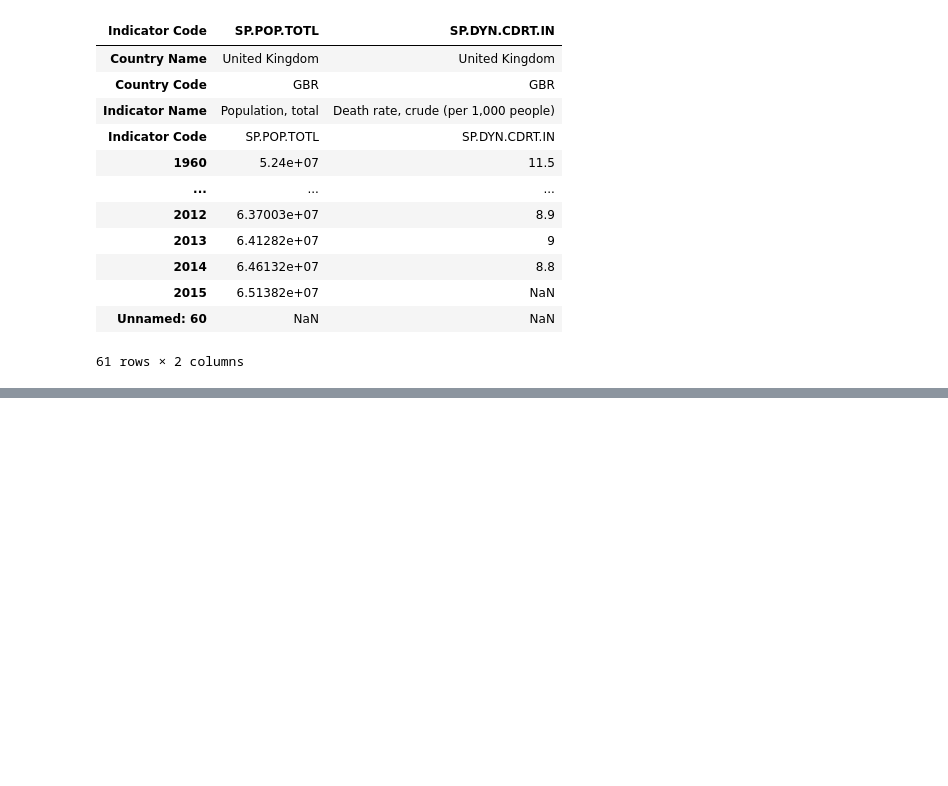
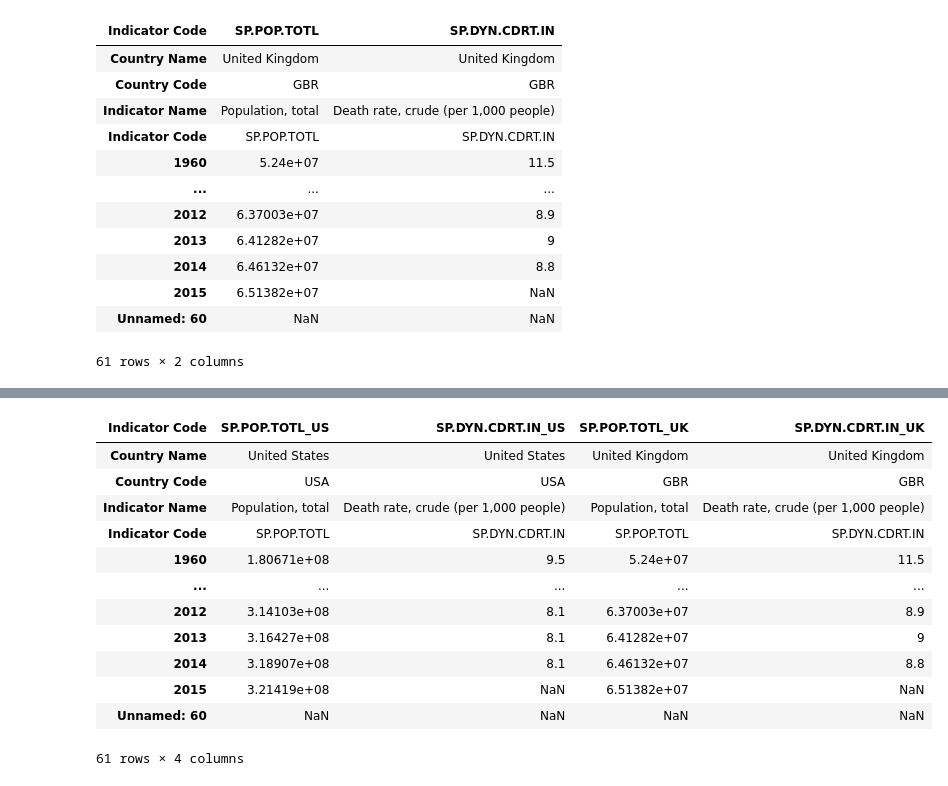
Before and after one commit to Noah-Prowell/case_study_one, a Jupyter notebook: src/DustinNotebook.ipynb, the cells around one changed output, grey strips where cells are left out. Cells and saved outputs as stored; diff of their text form; code cells hidden in the pictures; blank space fills up the shorter version.

```diff
--- a/src/DustinNotebook.ipynb
+++ b/src/DustinNotebook.ipynb
@@ -18,11 +18,11 @@ df
 | 89009 | Zimbabwe | ZWE | Women's share of population ages ... | SH.DYN.AIDS.FE.ZS | NaN | NaN | NaN | NaN | ... |
 89010 rows × 61 columns
 # %%
-df_hat_US = df[df['Country Name'] == 'United States']
-df_hat = df_hat_US.transpose()
-df_hat.columns = df_hat.iloc[3]
-df_hat.drop(df_hat.index[3])
-df_hat
+# grab just the US in a dataframe
+df_US = df[df['Country Name'] == 'United States'].transpose()
+df_US.columns = df_US.iloc[3]
+df_US.drop(df_US.index[3])
+df_US
 # %% [output]
 | Indicator Code | SH.HIV.KNOW.FE.ZS | SH.HIV.KNOW.MA.ZS | SP.ADO.TFRT | SH.HIV.TOTL | SH.HIV.INCD.TL | SH.DYN.AIDS | ... |
 | Country Name | United States | United States | United States | United States | United States | United States | ... |
@@ -38,10 +38,10 @@ df_hat
 | Unnamed: 60 | NaN | NaN | NaN | NaN | NaN | NaN | ... |
 61 rows × 345 columns
 # %%
-df_hat_UK = df[df['Country Name'] == 'United Kingdom']
-df_UK = df_hat_UK.transpose()
+# grab just the UK in a dataframe
+df_UK = df[df['Country Name'] == 'United Kingdom'].transpose()
 df_UK.columns = df_UK.iloc[3]
-df_UK.drop(df_hat.index[3])
+df_UK.drop(df_UK.index[3])
 df_UK
 # %% [output]
 | Indicator Code | SH.HIV.KNOW.FE.ZS | SH.HIV.KNOW.MA.ZS | SP.ADO.TFRT | SH.HIV.TOTL | SH.HIV.INCD.TL | SH.DYN.AIDS | ... |
@@ -58,8 +58,12 @@ df_UK
 | Unnamed: 60 | NaN | NaN | NaN | NaN | NaN | NaN | ... |
 61 rows × 345 columns
 # %%
+#getting just the two columns we want (for both data frames)
 cols = ['SP.POP.TOTL', 'SP.DYN.CDRT.IN']
+
 new_df_UK = pd.DataFrame(df_UK[cols])
+new_df_US = pd.DataFrame(df_US[cols])
+
 new_df_UK
 # %% [output]
 | Indicator Code | SP.POP.TOTL | SP.DYN.CDRT.IN |
@@ -94,0 +98,18 @@ df_trans
+# %%
+merged_df = new_df_US.join(new_df_UK, lsuffix='_US', rsuffix='_UK')
+
+merged_df
+# %% [output]
+| Indicator Code | SP.POP.TOTL_US | SP.DYN.CDRT.IN_US | SP.POP.TOTL_UK | SP.DYN.CDRT.IN_UK |
+| Country Name | United States | United States | United Kingdom | United Kingdom |
+| Country Code | USA | USA | GBR | GBR |
+| Indicator Name | Population, total | Death rate, crude (per 1,000 people) | Population, total | Death rate, crude (per 1,000 people) |
+| Indicator Code | SP.POP.TOTL | SP.DYN.CDRT.IN | SP.POP.TOTL | SP.DYN.CDRT.IN |
+| 1960 | 1.80671e+08 | 9.5 | 5.24e+07 | 11.5 |
+| ... | ... | ... | ... | ... |
+| 2012 | 3.14103e+08 | 8.1 | 6.37003e+07 | 8.9 |
+| 2013 | 3.16427e+08 | 8.1 | 6.41282e+07 | 9 |
+| 2014 | 3.18907e+08 | 8.1 | 6.46132e+07 | 8.8 |
+| 2015 | 3.21419e+08 | NaN | 6.51382e+07 | NaN |
+| Unnamed: 60 | NaN | NaN | NaN | NaN |
+61 rows × 4 columns
```
Also changed, not shown: parts of 4 cells of this notebook.
